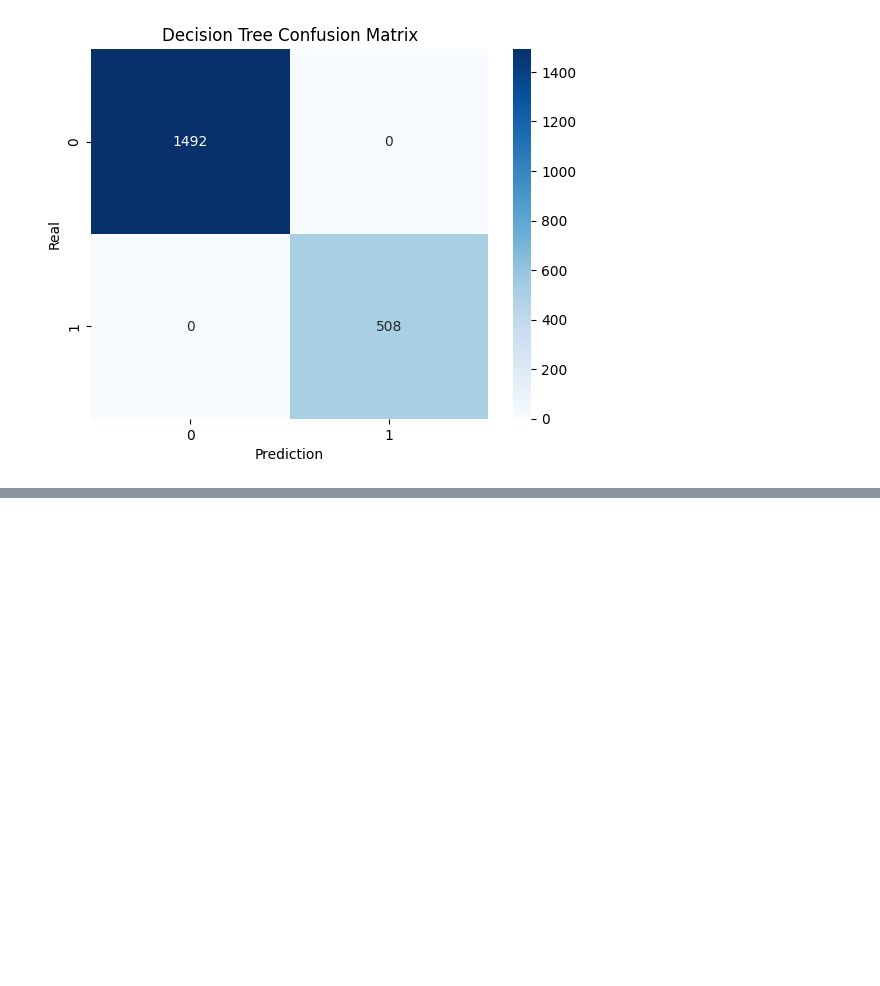
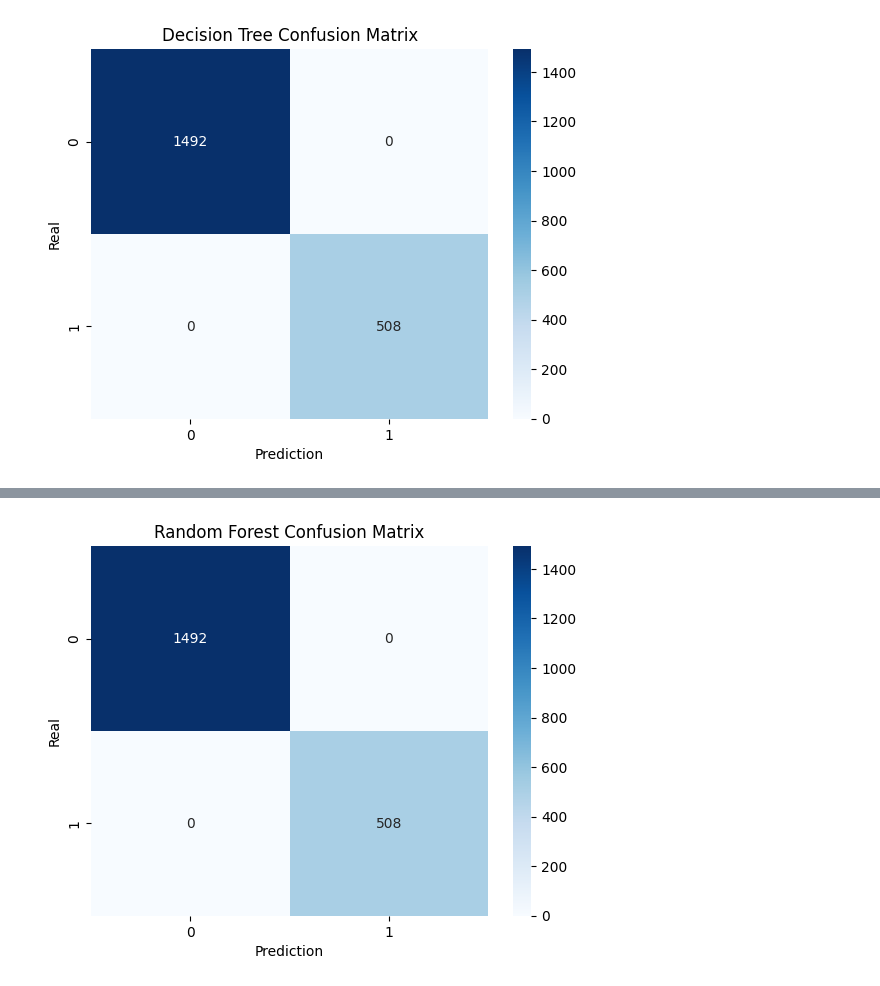
Before and after one commit to 87690ut/Python_Finall_Projects, a Jupyter notebook: ML_Journey/ML_day_8_model_testing_Forest_Revision.ipynb, the cells around one changed output, grey strips where cells are left out. Cells and saved outputs as stored; diff of their text form; code cells hidden in the pictures; blank space fills up the shorter version.

Commit message:
ml prediction with random forest code update

```diff
--- a/ML_Journey/ML_day_8_model_testing_Forest_Revision.ipynb
+++ b/ML_Journey/ML_day_8_model_testing_Forest_Revision.ipynb
@@ -191,0 +201,4 @@ plt.show()
+# %%
+mo = RandomForestClassifier()
+# %%
+mo.fit(X_train,y_train)
@@ -191,0 +207,3 @@ plt.show()
+# %%
+forecast = mo.predict(X_test)
+forecast
@@ -191,0 +217,3 @@ plt.show()
+# %%
+conf = confusion_matrix(y_test,forecast)
+conf
@@ -191,0 +235,8 @@ plt.show()
+# %%
+sns.heatmap(conf,annot=True,fmt='d',cmap='Blues')
+plt.title("Random Forest Confusion Matrix")
+plt.xlabel("Prediction")
+plt.ylabel("Real")
+plt.show()
+# %% [output]
+[figure, added]
```
Also changed, not shown: parts of 9 cells of this notebook.
